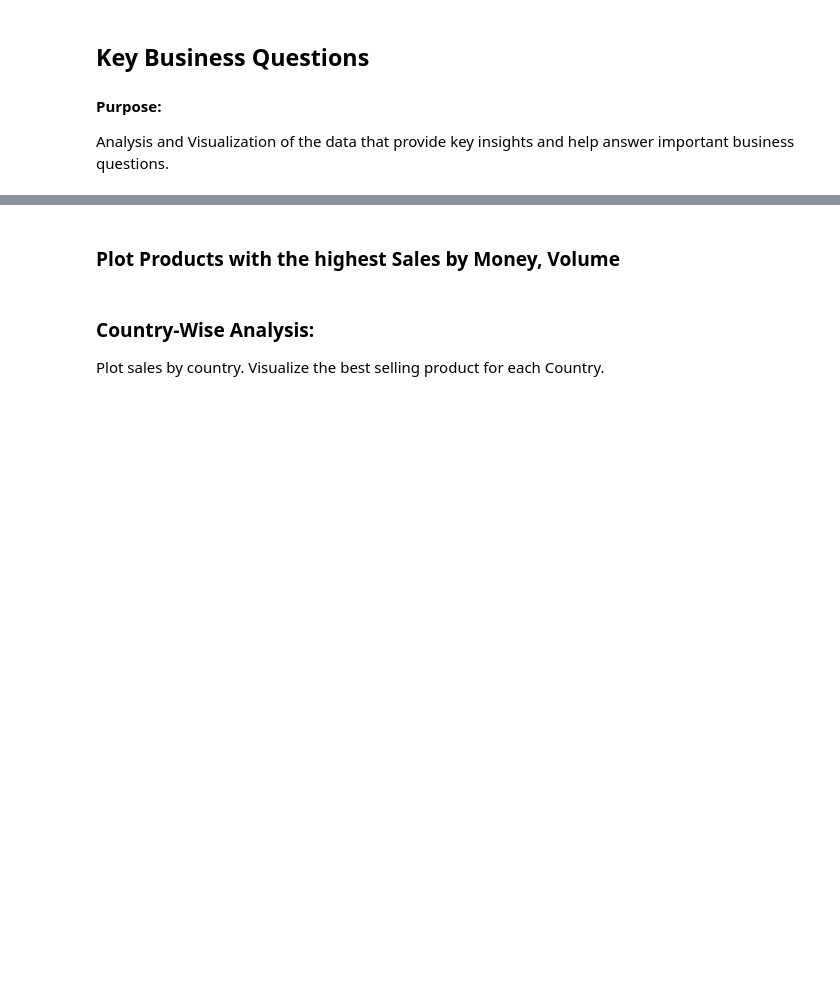
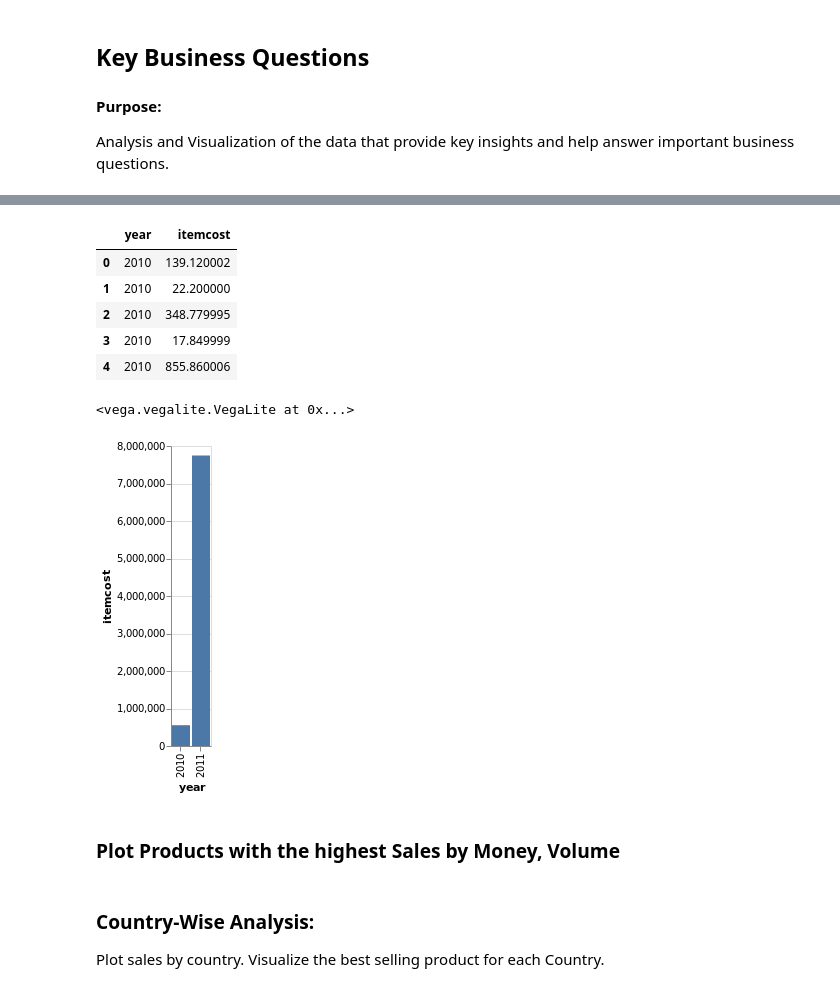
Before and after one commit to salbaroudi/MarketBasketAnalysis, a Jupyter notebook: RetailStoreDataAnalysis.ipynb, the cells around one changed output, grey strips where cells are left out. Drawn from its saved outputs; the diff is of its cells as text; code cells hidden in the pictures; blank space fills up the shorter version.

```diff
--- a/RetailStoreDataAnalysis.ipynb
+++ b/RetailStoreDataAnalysis.ipynb
@@ -10,0 +249,13 @@ Sales per Year / Quarter / Month / Week
+# %%
+#Sales per Year:
+salesYear = pd.DataFrame({"year":salesTrendGroup["invoicedate"].apply(lambda x: x.year), "itemcost":salesTrendGroup["itemcost"]})
+salesYear.head()
+# %% [output]
+|  | year | itemcost |
+| 0 | 2010 | 139.120002 |
+| 1 | 2010 | 22.200000 |
+| 2 | 2010 | 348.779995 |
+| 3 | 2010 | 17.849999 |
+| 4 | 2010 | 855.860006 |
+<vega.vegalite.VegaLite at 0x...>
+[figure, added]
```
Also changed, not shown: parts of 29 cells of this notebook, 1 other file.
